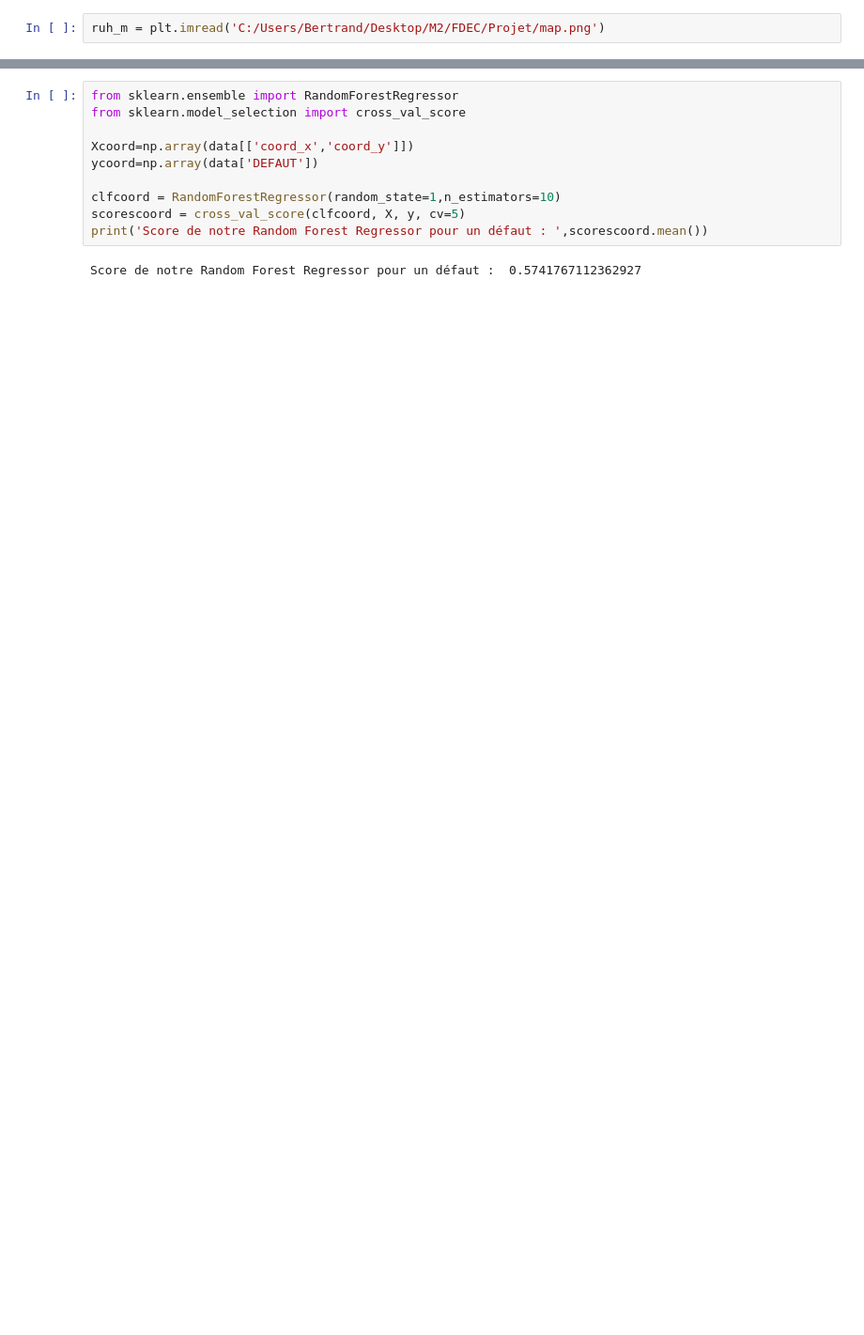
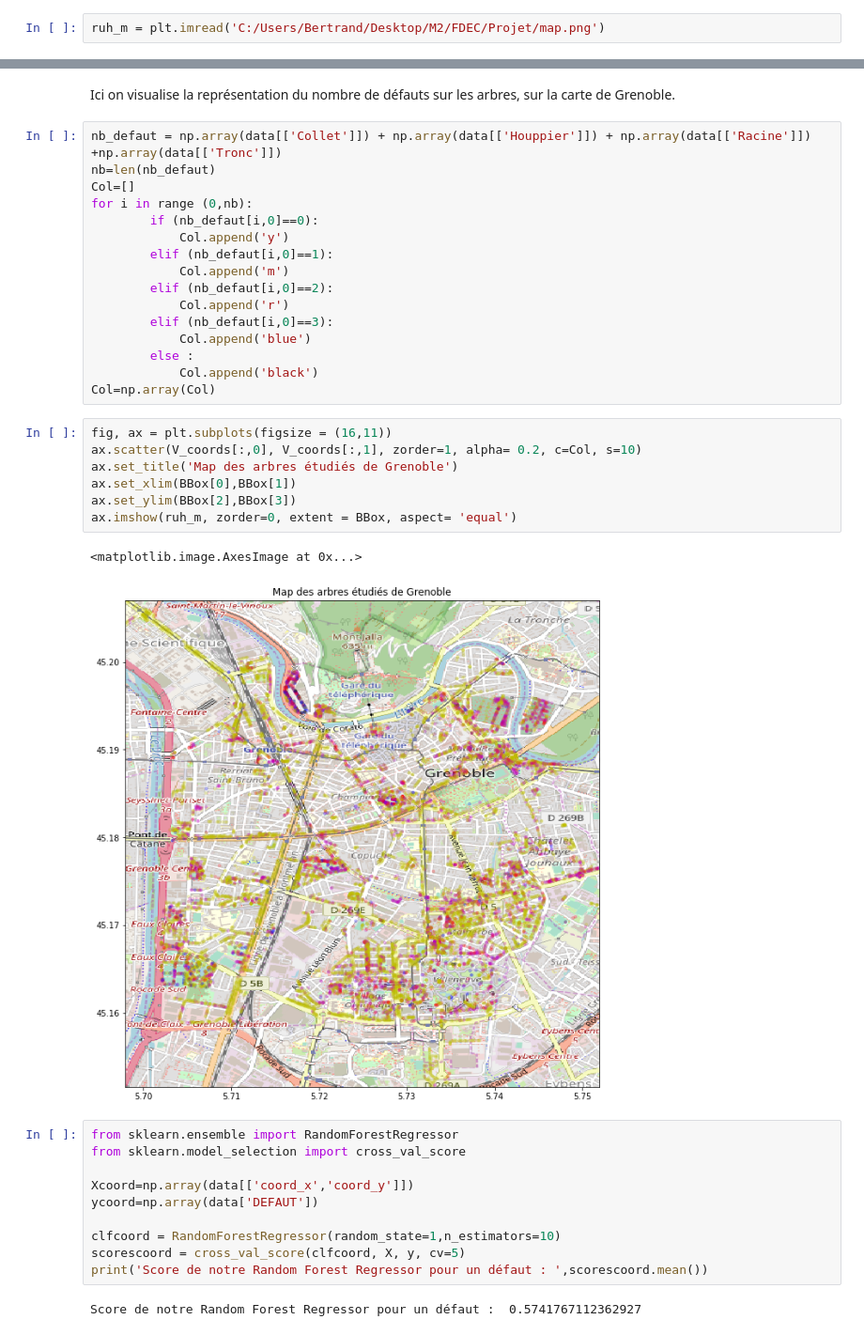
Before and after one commit to Bertrand-gbt/Projet-Fouilles-de-donn-es, a Jupyter notebook: Projet_FDEC.ipynb, the cells around one changed output, grey strips where cells are left out. Shown at 94% size. Drawn from its saved outputs; the diff is of its cells as text; blank space fills up the shorter version.

```diff
--- a/Projet_FDEC.ipynb
+++ b/Projet_FDEC.ipynb
@@ -414,3 +612,31 @@ ax.imshow(ruh_m, zorder=0, extent = BBox, aspect= 'equal')
+# %% [markdown]
+Ici on visualise la représentation du nombre de défauts sur les arbres, sur la carte de Grenoble.
+# %%
+nb_defaut = np.array(data[['Collet']]) + np.array(data[['Houppier']]) + np.array(data[['Racine']]) +np.array(data[['Tronc']])
+nb=len(nb_defaut)
+Col=[]
+for i in range (0,nb):
+        if (nb_defaut[i,0]==0):
+            Col.append('y')
+        elif (nb_defaut[i,0]==1):
+            Col.append('m')
+        elif (nb_defaut[i,0]==2):
+            Col.append('r')
+        elif (nb_defaut[i,0]==3):
+            Col.append('blue')
+        else :
+            Col.append('black')
+Col=np.array(Col)
+# %%
+fig, ax = plt.subplots(figsize = (16,11))
+ax.scatter(V_coords[:,0], V_coords[:,1], zorder=1, alpha= 0.2, c=Col, s=10)
+ax.set_title('Map des arbres étudiés de Grenoble')
+ax.set_xlim(BBox[0],BBox[1])
+ax.set_ylim(BBox[2],BBox[3])
+ax.imshow(ruh_m, zorder=0, extent = BBox, aspect= 'equal')
+# %% [output]
+<matplotlib.image.AxesImage at 0x...>
+[figure, added]
 # %%
 from sklearn.ensemble import RandomForestRegressor
 from sklearn.model_selection import cross_val_score
```
Also changed, not shown: parts of 57 cells of this notebook, 3 other files.
